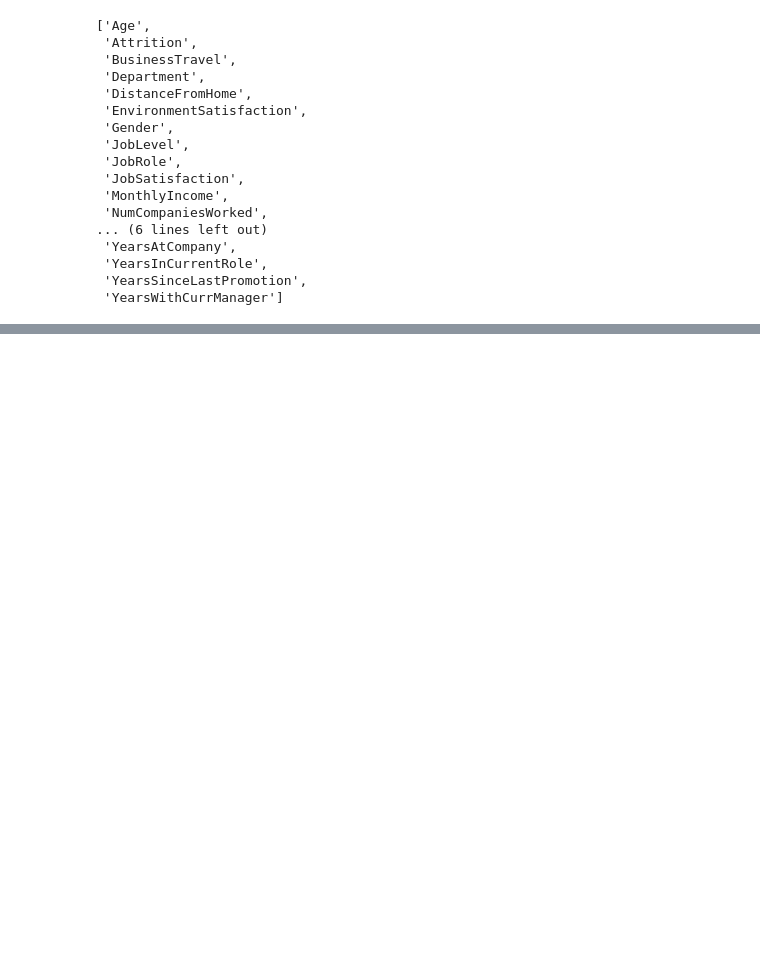
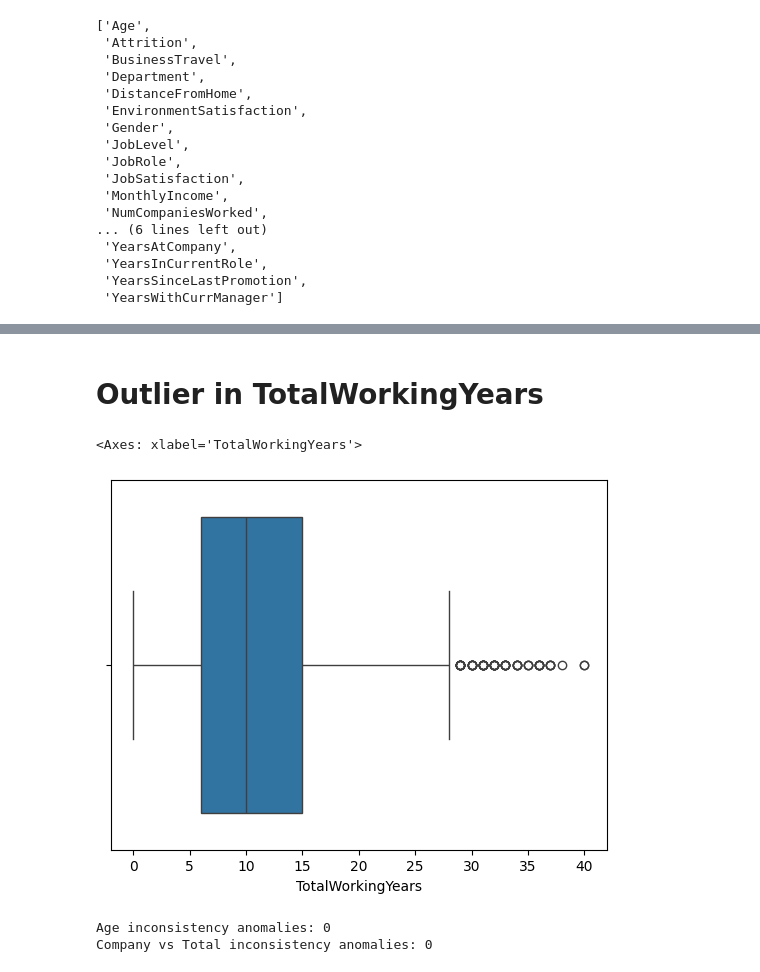
Before and after one commit to RajiReddy15/Employee-Attrition-Prediction-HR-Analytics-, a Jupyter notebook: scripts/datacleaning.ipynb, the cells around one changed output, grey strips where cells are left out. Saved outputs shown, nothing was run; the diff lists cells and outputs as text; code cells hidden in the pictures; blank space fills up the shorter version.

```diff
--- a/scripts/datacleaning.ipynb
+++ b/scripts/datacleaning.ipynb
@@ -301,0 +362,20 @@ np.int64(0)
+# %% [markdown]
+# Outlier in TotalWorkingYears
+# %%
+sns.boxplot(x=df['TotalWorkingYears'])
+# %% [output]
+<Axes: xlabel='TotalWorkingYears'>
+[figure, added]
+# %%
+age_inconsistent = df[df['TotalWorkingYears'] > (df['Age'] - 18)]
+print("Age inconsistency anomalies:", age_inconsistent.shape[0])
+df=df.drop(age_inconsistent.index)
+
+# 3. Check if YearsAtCompany > TotalWorkingYears (not possible)
+company_inconsistent = df[df['YearsAtCompany'] > df['TotalWorkingYears']]
+print("Company vs Total inconsistency anomalies:", company_inconsistent.shape[0])
+df=df.drop(company_inconsistent.index)
+# Combine all anomalies for review
+# %% [output]
+Age inconsistency anomalies: 0
+Company vs Total inconsistency anomalies: 0
```
Also changed, not shown: parts of 25 cells of this notebook.
